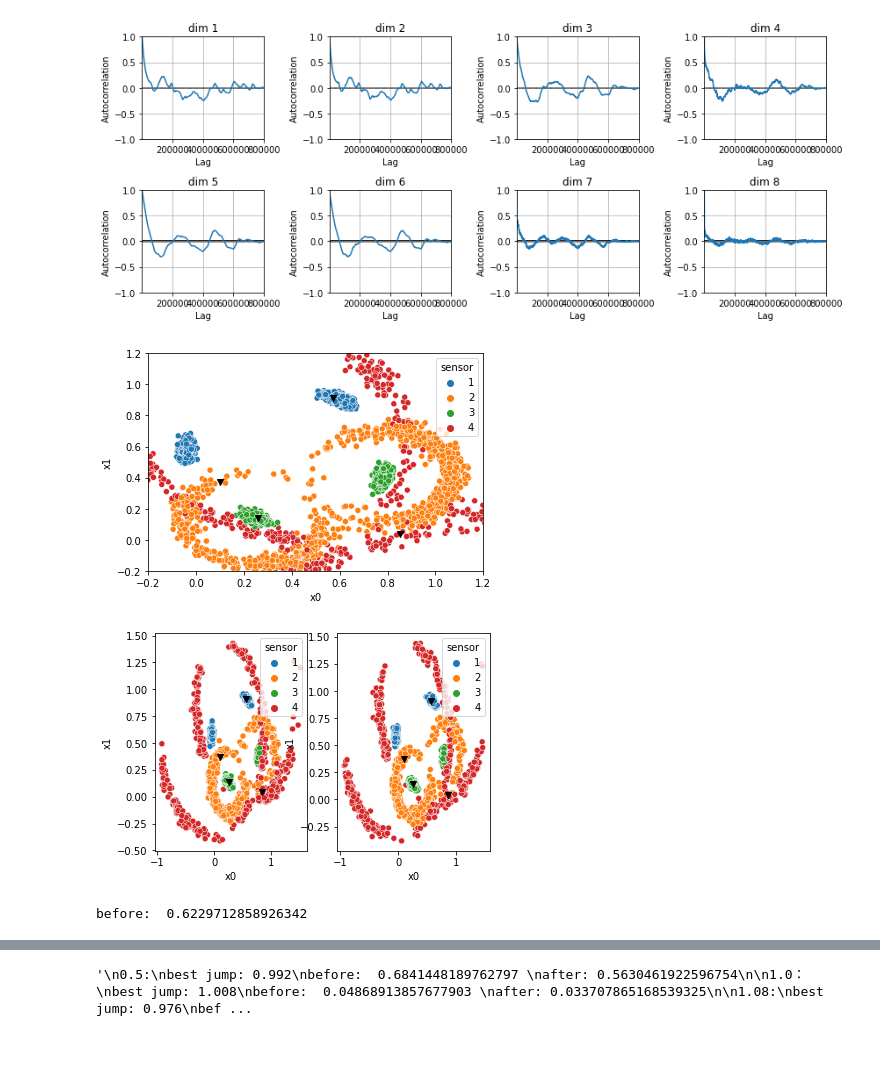
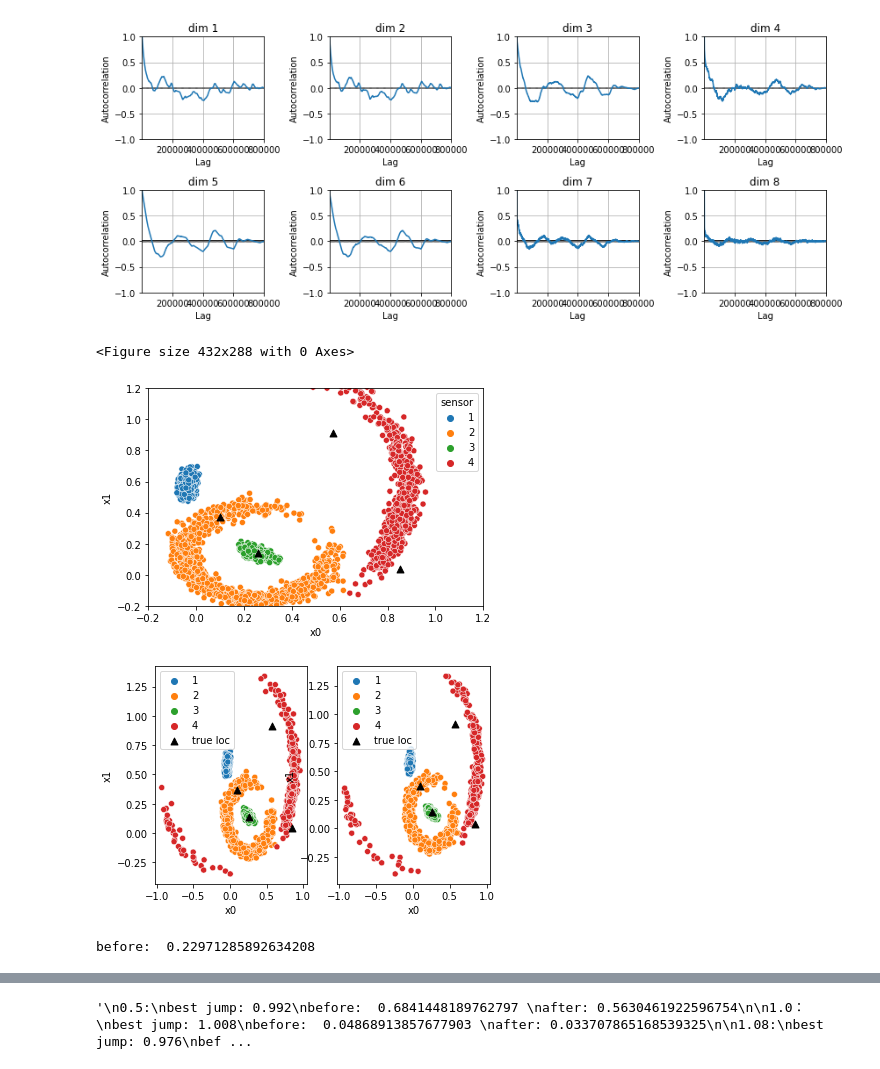
Before and after one commit to XingLLiu/u-stat-high-dim, a Jupyter notebook: sensor_network.ipynb, the cells around one changed output, grey strips where cells are left out. Drawn from its saved outputs; the diff is of its cells as text; code cells hidden in the pictures.

```diff
--- a/sensor_network.ipynb
+++ b/sensor_network.ipynb
@@ -406,10 +406,11 @@ n = 1000
 # ind = tf.range(start=0, limit=800000, delta=800000//n)
 ind = tf.constant(range(0, 400*n, 400))
 
-ram_scale = 1.08
+ram_scale = 0.1 #!1.08
 
 # mcmc_res = pd.read_csv(f"res/sensors/modified_ram_{ram_scale}.csv")
-mcmc_res = pd.read_csv(f"res/sensors/modified_ram{ram_scale}/seed1.csv")
+# mcmc_res = pd.read_csv(f"res/sensors/modified_ram{ram_scale}/seed1.csv")
+mcmc_res = pd.read_csv(f"res/sensors_n_seed9/modified_ram{ram_scale}/seed9.csv")
 
 samples_off = tf.constant(mcmc_res.loc[ind].to_numpy(), dtype=tf.float32)
 # %%
@@ -440,52 +447,30 @@ for i in range(dim):
 plt.tight_layout()
 # %% [output]
 [figure]
-# %%
-def plot_sensors(x, lims=None, loc_true=None, extra=None):
-    n = x.shape[0]
-    nsensors = loc_true.shape[0]
-
-    x = tf.reshape(x, (n*nsensors, 2)).numpy()
-    loc_true_np = tf.reshape(loc_true, (nsensors, 2)).numpy()
-    sensors_ind = [str(i) for i in range(1, nsensors+1)]
-
-    plot_df = pd.DataFrame({"x0": x[:, 0], "x1": x[:, 1],
-                            "sensor": sensors_ind * n})
-    loc_true_df = pd.DataFrame({"x0": loc_true_np[:, 0], "x1": loc_true_np[:, 1],
-                            "sensor": sensors_ind})
-
-    sns.scatterplot(data=plot_df, x="x0", y="x1", hue="sensor")
-    plt.scatter(loc_true_df["x0"], loc_true_df["x1"], color="black", marker="v")
-
-    if extra is not None:
-        extra_np = tf.reshape(extra, (-1, 2)).numpy()
-        plt.scatter(extra_np[:, 0], extra_np[:, 1], color="grey", marker="P")
-
-    if lims is not None:
-        _ = plt.axis(xmin=lims[0], xmax=lims[1], ymin=lims[2], ymax=lims[3])
 # %%
 plot_sensors(samples_off, lims=[-0.2, 1.2, -0.2, 1.2], loc_true=loc_true)
 # %% [output]
+<Figure size 432x288 with 0 Axes>
-[figure, old version]
+[figure, new version]
 # %%
 tf.random.set_seed(1)
 
 ntrain = n // 2
 
 samples_init = samples_off
 
 samples_init = tf.random.shuffle(samples_init) # shuffle
-samples_init = samples_init[::-1] #!
+# samples_init = samples_init[::-1] #!
 
 sample_off_train, sample_off_test = samples_init[:ntrain, ], samples_init[ntrain:, ]
 
 plt.subplot(1, 2, 1)
 plot_sensors(sample_off_train, loc_true=loc_true)
 plt.subplot(1, 2, 2)
 plot_sensors(sample_off_test, loc_true=loc_true)
 plt.show()
 # %% [output]
-[figure, old version]
+[figure, new version]
 # %%
 # vanilla ksd test
 num_boot = 800
@@ -503,7 +488,7 @@ _, p_val_no_pert = bootstrap.test_once(alpha=alpha, num_boot=num_boot, X=sample_
                                        multinom_samples=multinom_one_sample)
 print("before: ", p_val_no_pert)
 # %% [output]
-before:  0.6229712858926342
+before:  0.22971285892634208
 # %%
 threshold = 1e-4
 
```
Also changed, not shown: parts of 18 cells of this notebook, 14 other files.
